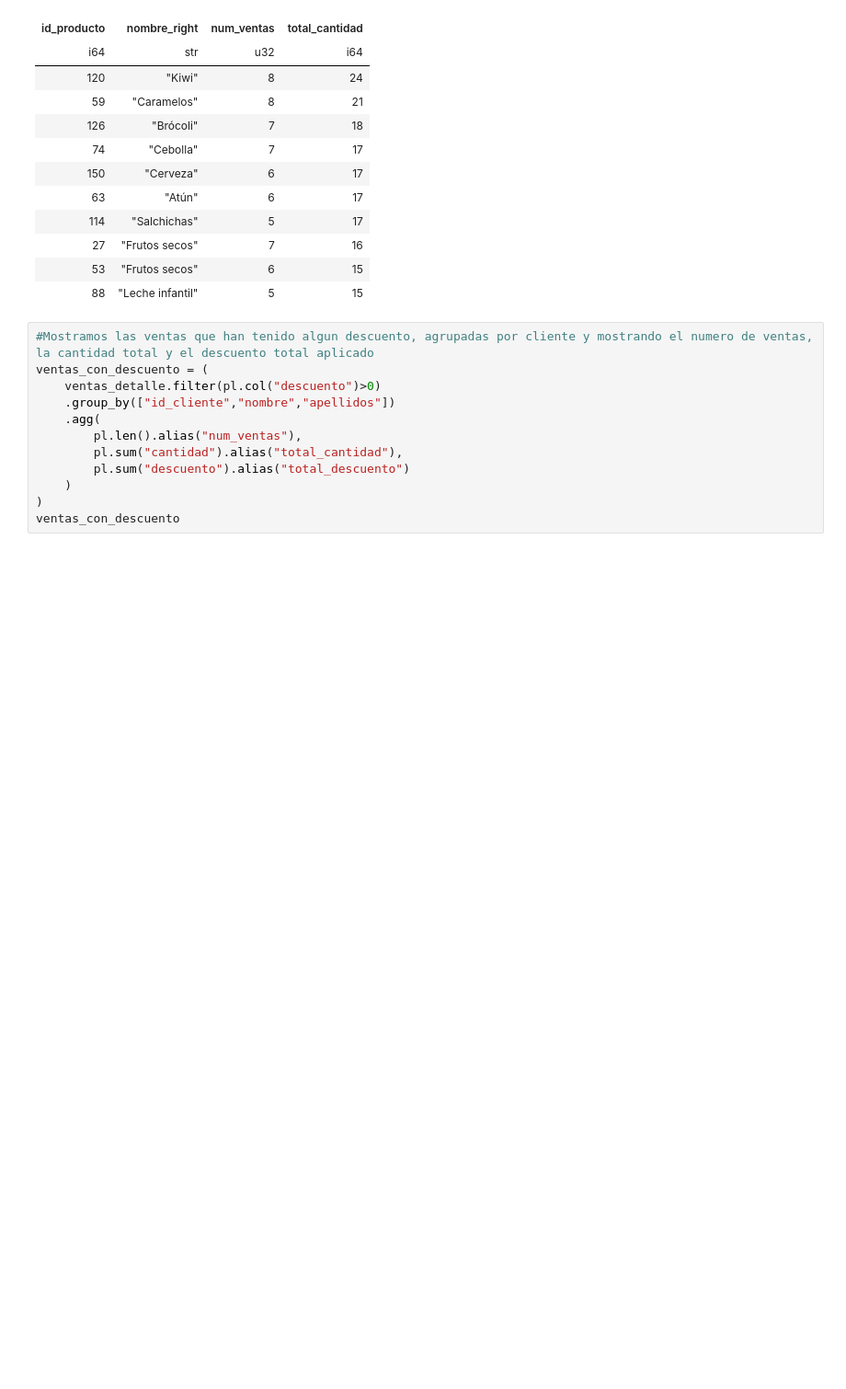
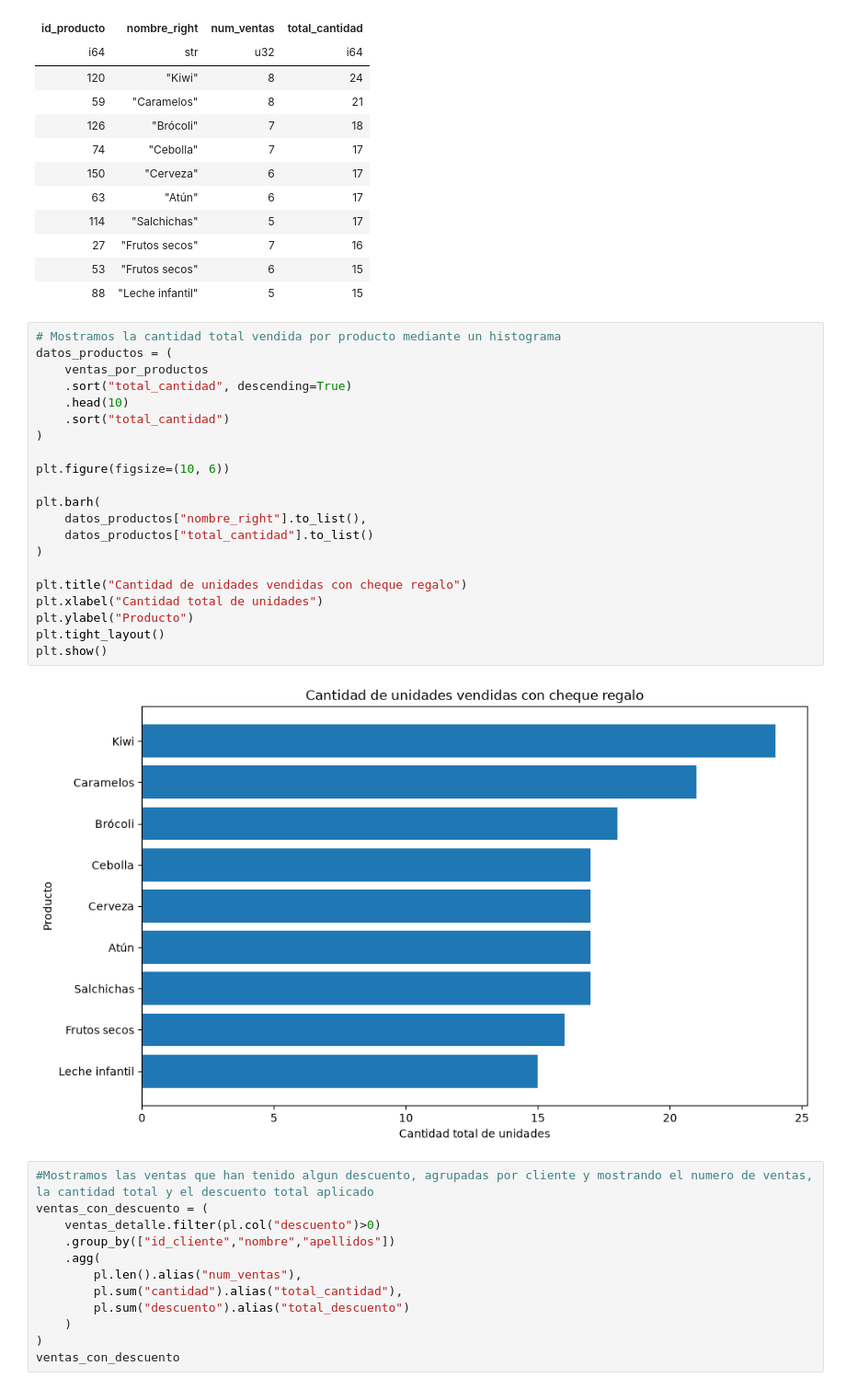
Before and after one commit to JoonGut/sistemas_bd, a Jupyter notebook: bd2/notebook4.ipynb, the cells around one changed output. Shown at 92% size. Cells and saved outputs as stored; diff of their text form; blank space fills up the shorter version.

Commit message:
Añadir 3 graficos, para mejorar la visualización

```diff
--- a/bd2/notebook4.ipynb
+++ b/bd2/notebook4.ipynb
@@ -248,6 +248,29 @@ shape: (10, 4)
 | 27 | "Frutos secos" | 7 | 16 |
 | 53 | "Frutos secos" | 6 | 15 |
 | 88 | "Leche infantil" | 5 | 15 |
+# %%
+# Mostramos la cantidad total vendida por producto mediante un histograma
+datos_productos = (
+    ventas_por_productos
+    .sort("total_cantidad", descending=True)
+    .head(10)
+    .sort("total_cantidad")
+)
+
+plt.figure(figsize=(10, 6))
+
+plt.barh(
+    datos_productos["nombre_right"].to_list(),
+    datos_productos["total_cantidad"].to_list()
+)
+
+plt.title("Cantidad de unidades vendidas con cheque regalo")
+plt.xlabel("Cantidad total de unidades")
+plt.ylabel("Producto")
+plt.tight_layout()
+plt.show()
+# %% [output]
+[figure, added]
 # %%
 #Mostramos las ventas que han tenido algun descuento, agrupadas por cliente y mostrando el numero de ventas, la cantidad total y el descuento total aplicado
 ventas_con_descuento = (
```
Also changed, not shown: parts of 2 cells of this notebook.
